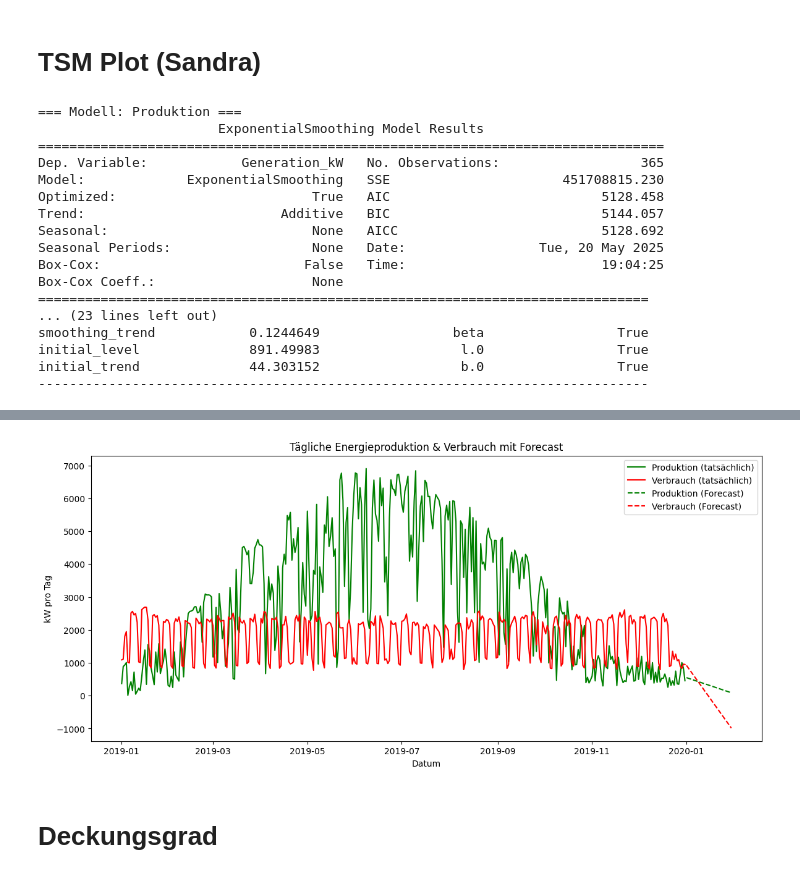
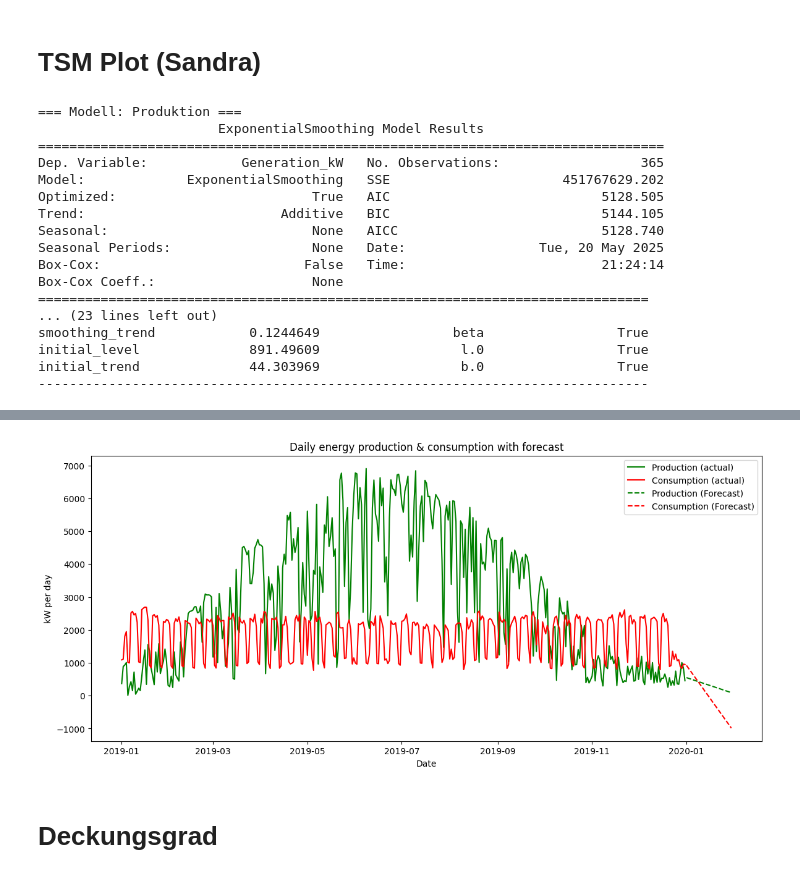
Before and after one commit to abishanaru/PV-Optimisation, a Jupyter notebook: main.ipynb, the cells around one changed output, grey strips where cells are left out. Drawn from its saved outputs; the diff is of its cells as text; code cells hidden in the pictures.

Commit message:
final fixing of plots and analysis

```diff
--- a/main.ipynb
+++ b/main.ipynb
@@ -161,13 +161,13 @@ print(model_cons.summary())
 
 # === Plot: Tatsächlich + Forecast ===
 plt.figure(figsize=(14, 6))
-plt.plot(daily['Generation_kW'], color='green', label='Produktion (tatsächlich)')
-plt.plot(daily['Overall_Consumption_Calc_kW'], color='red', label='Verbrauch (tatsächlich)')
-plt.plot(forecast_prod,      'g--',       label='Produktion (Forecast)')
-plt.plot(forecast_cons,      'r--',       label='Verbrauch (Forecast)')
-plt.title('Tägliche Energieproduktion & Verbrauch mit Forecast')
-plt.xlabel('Datum')
-plt.ylabel('kW pro Tag')
+plt.plot(daily['Generation_kW'], color='green', label='Production (actual)')
+plt.plot(daily['Overall_Consumption_Calc_kW'], color='red', label='Consumption (actual)')
+plt.plot(forecast_prod,      'g--',       label='Production (Forecast)')
+plt.plot(forecast_cons,      'r--',       label='Consumption (Forecast)')
+plt.title('Daily energy production & consumption with forecast')
+plt.xlabel('Date')
+plt.ylabel('kW per day')
 plt.legend()
 plt
 # %% [output]
@@ -175,16 +175,16 @@ plt
                        ExponentialSmoothing Model Results
 ================================================================================
 Dep. Variable:            Generation_kW   No. Observations:                  365
-Model:             ExponentialSmoothing   SSE                      451708815.230
-Optimized:                         True   AIC                           5128.458
-Trend:                         Additive   BIC                           5144.057
-Seasonal:                          None   AICC                          5128.692
+Model:             ExponentialSmoothing   SSE                      451767629.202
+Optimized:                         True   AIC                           5128.505
+Trend:                         Additive   BIC                           5144.105
+Seasonal:                          None   AICC                          5128.740
 Seasonal Periods:                  None   Date:                 Tue, 20 May 2025
-Box-Cox:                          False   Time:                         19:04:25
+Box-Cox:                          False   Time:                         21:24:14
 Box-Cox Coeff.:                    None
 ==============================================================================
 ... (23 lines left out)
 smoothing_trend            0.1244649                 beta                 True
-initial_level              891.49983                  l.0                 True
-initial_trend              44.303152                  b.0                 True
+initial_level              891.49609                  l.0                 True
+initial_trend              44.303969                  b.0                 True
 ------------------------------------------------------------------------------
@@ -192,4 +192,4 @@ initial_trend              44.303152                  b.0                 True
-[figure, old version]
+[figure, new version]
 # %% [markdown]
 # Deckungsgrad
 # %%
```
Also changed, not shown: parts of 3 cells of this notebook.
